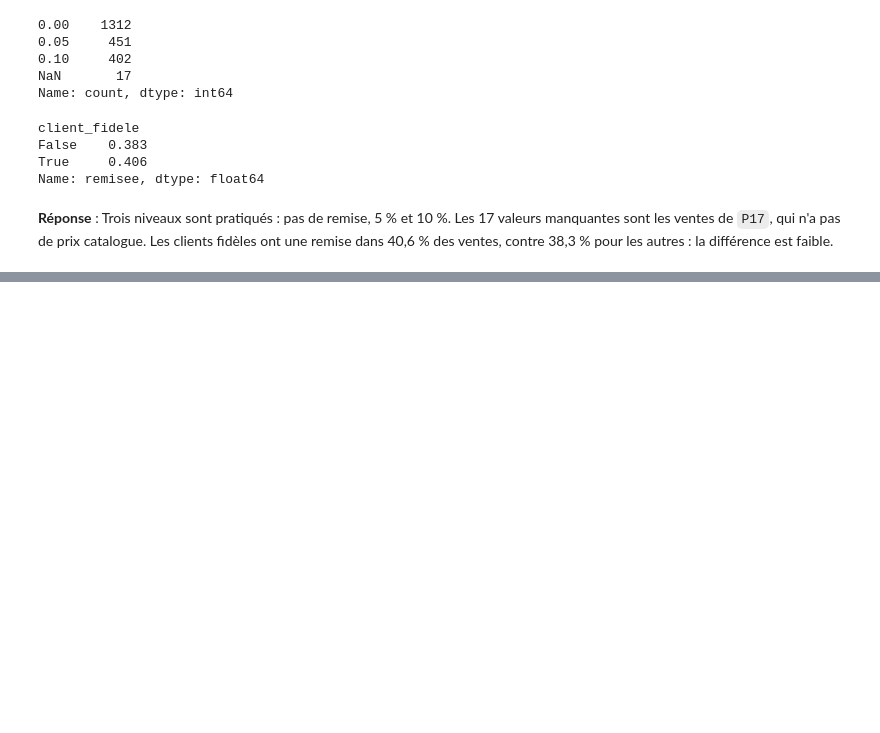
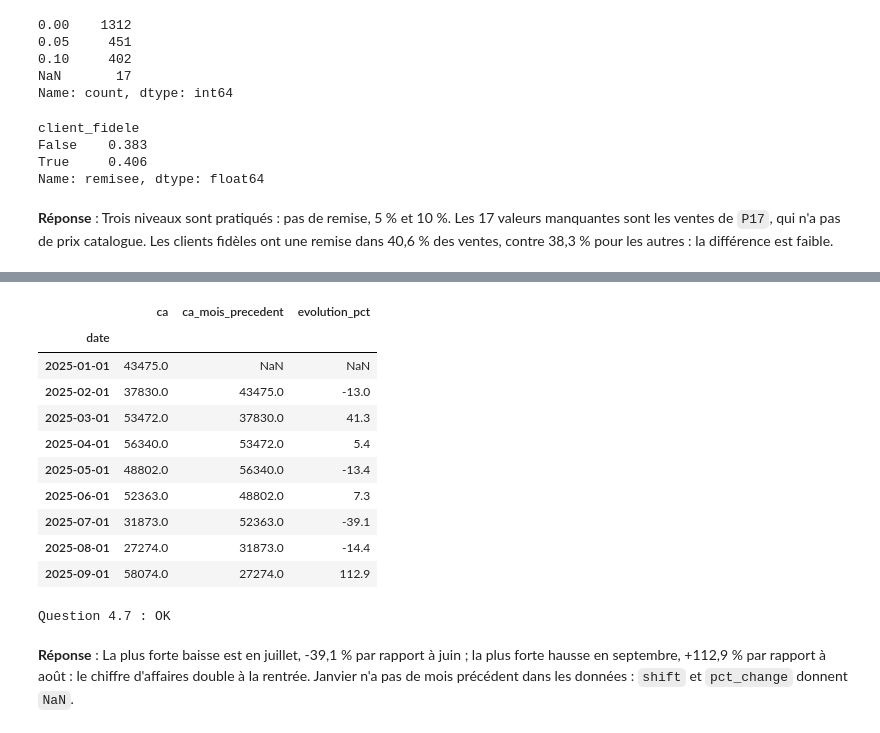
Before and after one commit to ardev2/formation-analyse-donnees-python, a Jupyter notebook: corrections/exercices/tp03-indicateurs/tp03_corrige.ipynb, the cells around one changed output, grey strips where cells are left out. Drawn from its saved outputs; the diff is of its cells as text; code cells hidden in the pictures; blank space fills up the shorter version.

```diff
--- a/corrections/exercices/tp03-indicateurs/tp03_corrige.ipynb
+++ b/corrections/exercices/tp03-indicateurs/tp03_corrige.ipynb
@@ -1469,0 +1520,4 @@ Name: remisee, dtype: float64
+# %%
+jours = {0: "lundi", 1: "mardi", 2: "mercredi", 3: "jeudi", 4: "vendredi", 5: "samedi", 6: "dimanche"}
+df["jour"] = df["date"].dt.dayofweek.map(jours)
+df[["date", "jour"]].drop_duplicates().head(7)
@@ -1469,0 +1593,5 @@ Name: remisee, dtype: float64
+# %%
+par_date = df.set_index("date").sort_index()
+print(len(par_date.loc["2025-07"]))
+print(len(par_date.loc["2025-07":"2025-08"]))
+print(len(par_date.loc["2025-08-15"]))
@@ -1469,0 +1676,5 @@ Name: remisee, dtype: float64
+# %%
+ca_mensuel = df.resample("MS", on="date")["montant"].sum()
+print(ca_mensuel.round(0))
+print("mois le plus fort :", ca_mensuel.idxmax())
+print("mois le plus faible :", ca_mensuel.idxmin())
@@ -1469,0 +1731,29 @@ Name: remisee, dtype: float64
+# %%
+evolution = pd.DataFrame({
+    "ca": ca_mensuel.round(0),
+    "ca_mois_precedent": ca_mensuel.shift(1).round(0),
+    "evolution_pct": (ca_mensuel.pct_change() * 100).round(1),
+})
+evolution
+# %% [output]
+|  | ca | ca_mois_precedent | evolution_pct |
+| date |  |  |  |
+| 2025-01-01 | 43475.0 | NaN | NaN |
+| 2025-02-01 | 37830.0 | 43475.0 | -13.0 |
+| 2025-03-01 | 53472.0 | 37830.0 | 41.3 |
+| 2025-04-01 | 56340.0 | 53472.0 | 5.4 |
+| 2025-05-01 | 48802.0 | 56340.0 | -13.4 |
+| 2025-06-01 | 52363.0 | 48802.0 | 7.3 |
+| 2025-07-01 | 31873.0 | 52363.0 | -39.1 |
+| 2025-08-01 | 27274.0 | 31873.0 | -14.4 |
+| 2025-09-01 | 58074.0 | 27274.0 | 112.9 |
+# %%
+# Vérification
+assert list(evolution.columns) == ["ca", "ca_mois_precedent", "evolution_pct"], "trois colonnes : ca, ca_mois_precedent, evolution_pct"
+assert evolution["ca_mois_precedent"].isna().sum() == 1 and evolution["evolution_pct"].isna().sum() == 1, "seul le premier mois n'a pas de mois précédent"
+assert abs(evolution["evolution_pct"].iloc[-1] - 112.9) < 0.1, "evolution_pct : pct_change() multiplié par 100"
+print("Question 4.7 : OK")
+# %% [output]
+Question 4.7 : OK
+# %% [markdown]
+**Réponse** : La plus forte baisse est en juillet, -39,1 % par rapport à juin ; la plus forte hausse en septembre, +112,9 % par rapport à août : le chiffre d'affaires double à la rentrée. Janvier n'a pas de mois précédent dans les données : `shift` et `pct_change` donnent `NaN`.
```
Also changed, not shown: parts of 62 cells of this notebook.
